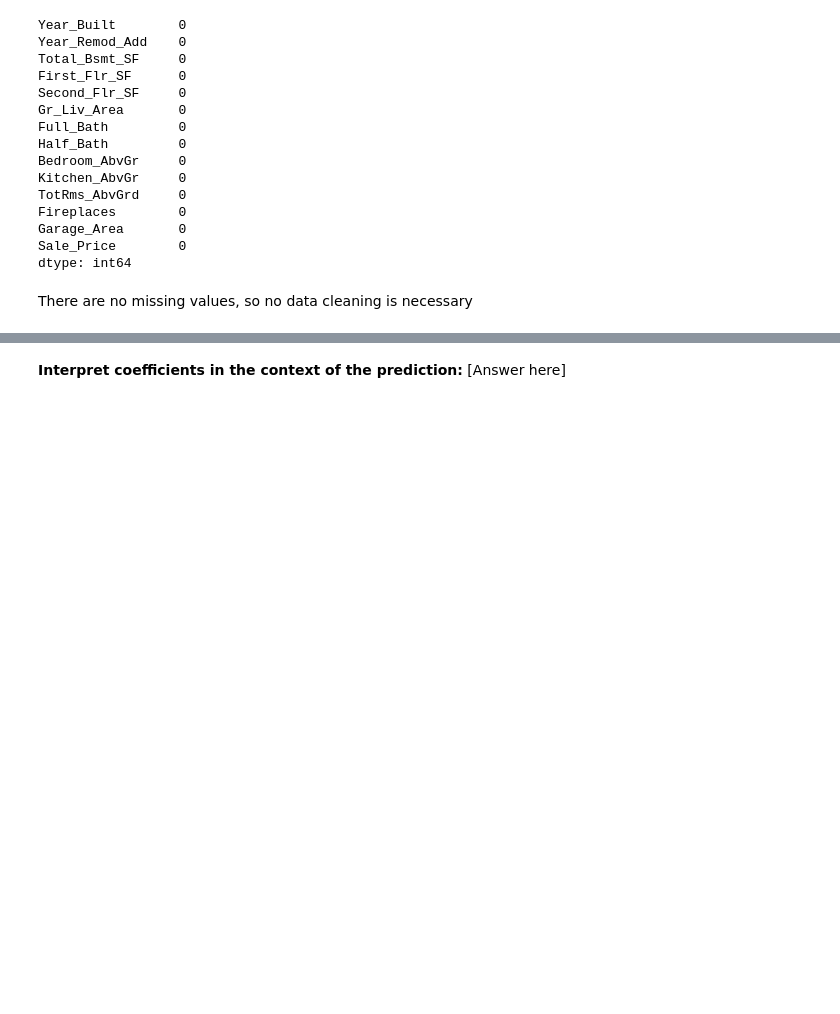
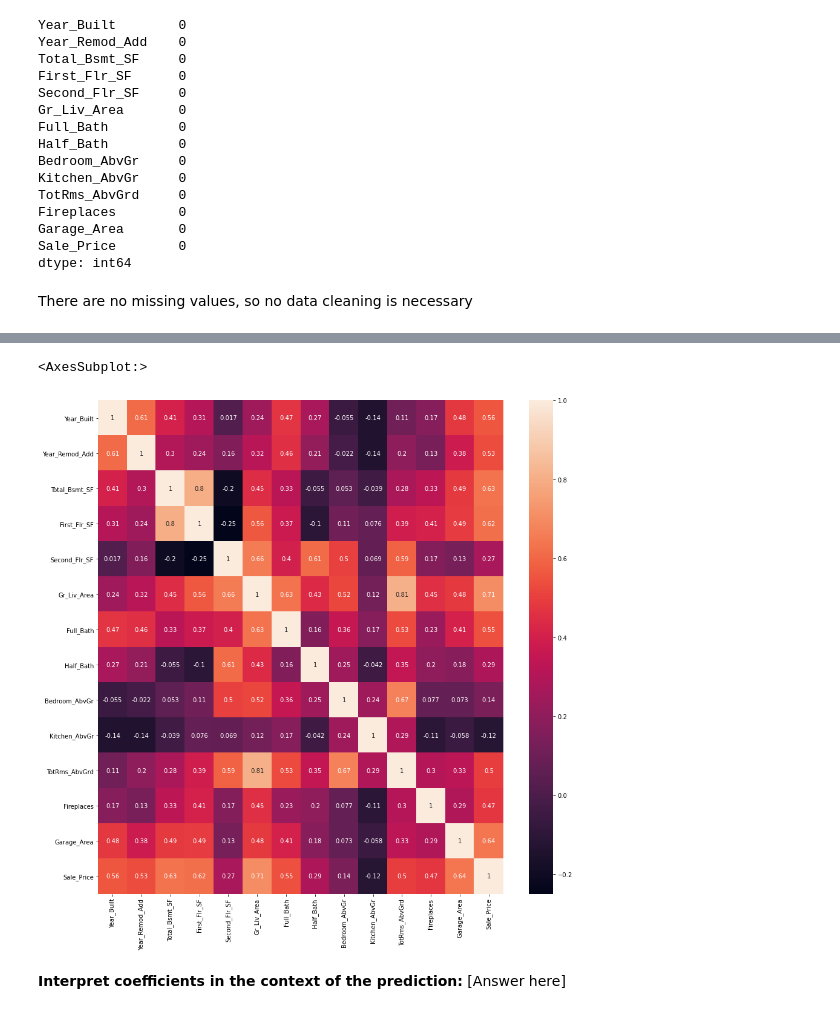
Before and after one commit to williamdorling/Linear-Regression-Ames, a Jupyter notebook: Linear_Regression_Ames.ipynb, the cells around one changed output, grey strips where cells are left out. Cells and saved outputs as stored; diff of their text form; code cells hidden in the pictures; blank space fills up the shorter version.

Commit message:
create correlation matrix between features

```diff
--- a/Linear_Regression_Ames.ipynb
+++ b/Linear_Regression_Ames.ipynb
@@ -88,3 +86,11 @@ plt.show()
+# %%
+# Create correlation matrix of the features
+cor = df.corr()
+plt.figure(figsize= (15,15))
+sns.heatmap(cor, annot = True)
+# %% [output]
+<AxesSubplot:>
+[figure, added]
 # %%
 # Split the independent variables from the dependent variable
 # %%
```
Also changed, not shown: parts of 2 cells of this notebook.
